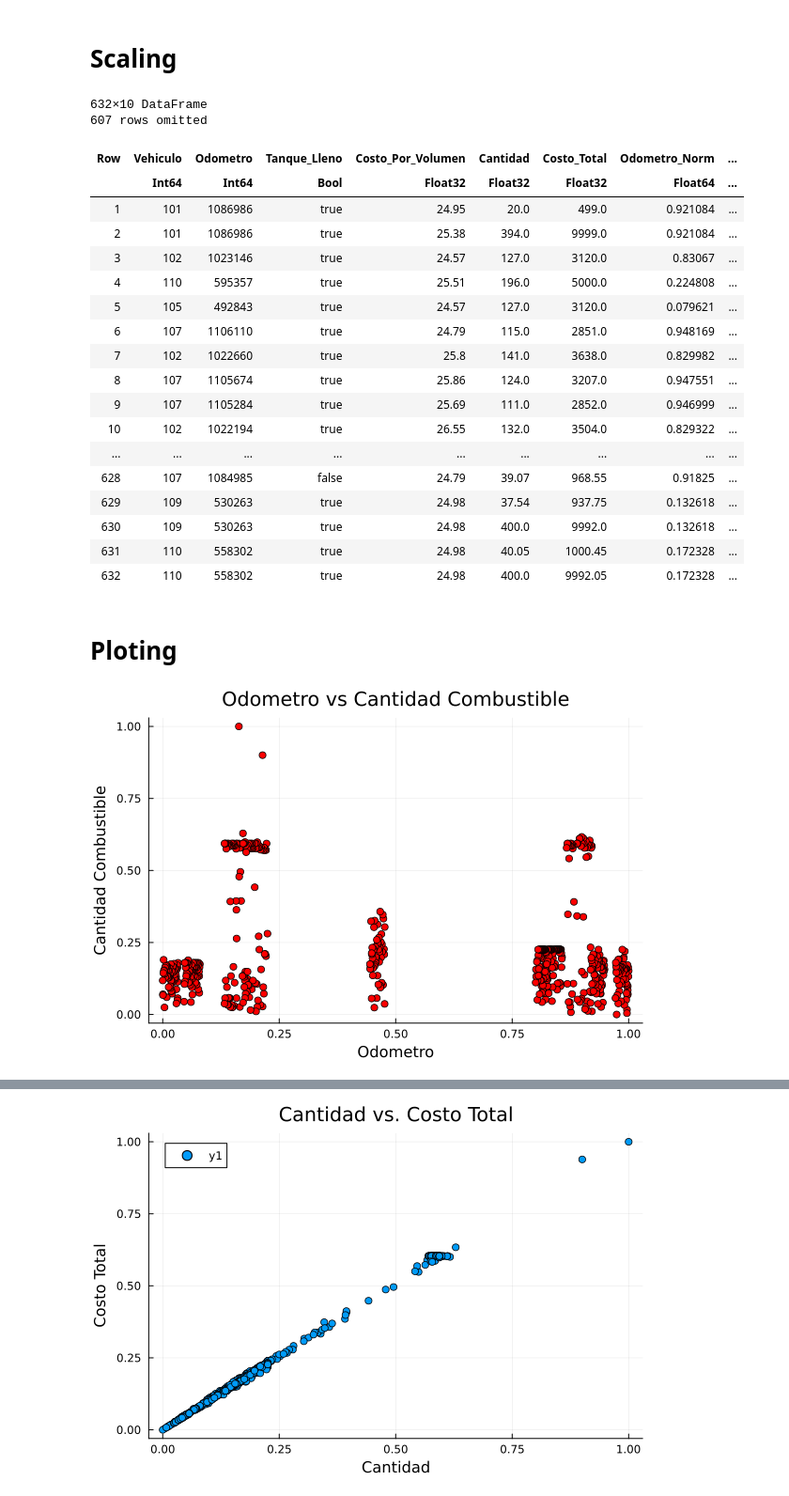
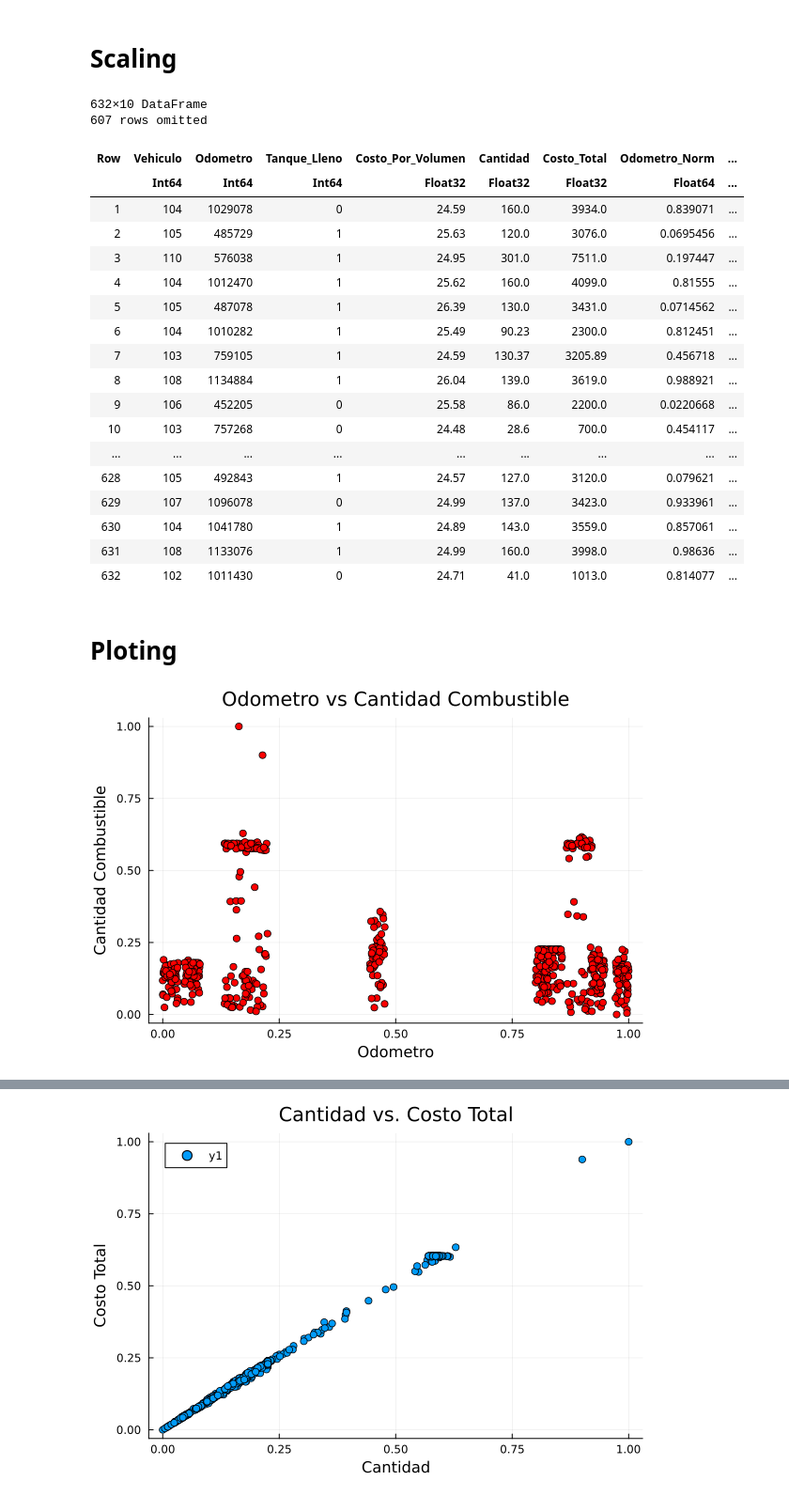
Before and after one commit to 00sen/JuliaLinearRegressionProject, a Jupyter notebook: dam.ipynb, the cells around one changed output, grey strips where cells are left out. Shown at 94% size. Cells and saved outputs as stored; diff of their text form; code cells hidden in the pictures.

```diff
--- a/dam.ipynb
+++ b/dam.ipynb
@@ -123,6 +144,7 @@ propertynames(df)
 # %%
 # Convert S and N to 1 and 0 respectively
-df.Tanque_Lleno = df.Tanque_Lleno .== "S"
+# df.Tanque_Lleno = df.Tanque_Lleno .== "S"
+transform!(df, :Tanque_Lleno => ByRow(x -> x == "S" ? 1 : 0) => :Tanque_Lleno)
 
 #---------------------------------------------------------------
 
@@ -243,7 +265,14 @@ function standardize(column)
     return (column .- mean_val) ./ std_val
 end
 
-transform!(df, :Odometro => normalize => :Odometro_Norm,
+# Funciton to normalize VECTORS
+function normalize_vector(vector)
+    min_val = minimum(vector)
+    max_val = maximum(vector)
+    return (vector .- min_val) ./ (max_val .- min_val)
+end
+
+transform!(shuffled_df, :Odometro => normalize => :Odometro_Norm,
     :Costo_Por_Volumen => normalize => :Costo_Por_Volumen_Norm,
     :Cantidad => normalize => :Cantidad_Norm,
     :Costo_Total => normalize => :Costo_Total_Norm)
@@ -251,27 +280,27 @@ transform!(df, :Odometro => normalize => :Odometro_Norm,
 632×10 DataFrame
 607 rows omitted
 | Row | Vehiculo | Odometro | Tanque_Lleno | Costo_Por_Volumen | Cantidad | Costo_Total | Odometro_Norm | ... |
-|  | Int64 | Int64 | Bool | Float32 | Float32 | Float32 | Float64 | ... |
-| 1 | 101 | 1086986 | true | 24.95 | 20.0 | 499.0 | 0.921084 | ... |
-| 2 | 101 | 1086986 | true | 25.38 | 394.0 | 9999.0 | 0.921084 | ... |
-| 3 | 102 | 1023146 | true | 24.57 | 127.0 | 3120.0 | 0.83067 | ... |
-| 4 | 110 | 595357 | true | 25.51 | 196.0 | 5000.0 | 0.224808 | ... |
-| 5 | 105 | 492843 | true | 24.57 | 127.0 | 3120.0 | 0.079621 | ... |
-| 6 | 107 | 1106110 | true | 24.79 | 115.0 | 2851.0 | 0.948169 | ... |
-| 7 | 102 | 1022660 | true | 25.8 | 141.0 | 3638.0 | 0.829982 | ... |
-| 8 | 107 | 1105674 | true | 25.86 | 124.0 | 3207.0 | 0.947551 | ... |
-| 9 | 107 | 1105284 | true | 25.69 | 111.0 | 2852.0 | 0.946999 | ... |
-| 10 | 102 | 1022194 | true | 26.55 | 132.0 | 3504.0 | 0.829322 | ... |
+|  | Int64 | Int64 | Int64 | Float32 | Float32 | Float32 | Float64 | ... |
+| 1 | 104 | 1029078 | 0 | 24.59 | 160.0 | 3934.0 | 0.839071 | ... |
+| 2 | 105 | 485729 | 1 | 25.63 | 120.0 | 3076.0 | 0.0695456 | ... |
+| 3 | 110 | 576038 | 1 | 24.95 | 301.0 | 7511.0 | 0.197447 | ... |
+| 4 | 104 | 1012470 | 1 | 25.62 | 160.0 | 4099.0 | 0.81555 | ... |
+| 5 | 105 | 487078 | 1 | 26.39 | 130.0 | 3431.0 | 0.0714562 | ... |
+| 6 | 104 | 1010282 | 1 | 25.49 | 90.23 | 2300.0 | 0.812451 | ... |
+| 7 | 103 | 759105 | 1 | 24.59 | 130.37 | 3205.89 | 0.456718 | ... |
+| 8 | 108 | 1134884 | 1 | 26.04 | 139.0 | 3619.0 | 0.988921 | ... |
+| 9 | 106 | 452205 | 0 | 25.58 | 86.0 | 2200.0 | 0.0220668 | ... |
+| 10 | 103 | 757268 | 0 | 24.48 | 28.6 | 700.0 | 0.454117 | ... |
 | ... | ... | ... | ... | ... | ... | ... | ... | ... |
-| 628 | 107 | 1084985 | false | 24.79 | 39.07 | 968.55 | 0.91825 | ... |
-| 629 | 109 | 530263 | true | 24.98 | 37.54 | 937.75 | 0.132618 | ... |
-| 630 | 109 | 530263 | true | 24.98 | 400.0 | 9992.0 | 0.132618 | ... |
-| 631 | 110 | 558302 | true | 24.98 | 40.05 | 1000.45 | 0.172328 | ... |
-| 632 | 110 | 558302 | true | 24.98 | 400.0 | 9992.05 | 0.172328 | ... |
+| 628 | 105 | 492843 | 1 | 24.57 | 127.0 | 3120.0 | 0.079621 | ... |
+| 629 | 107 | 1096078 | 0 | 24.99 | 137.0 | 3423.0 | 0.933961 | ... |
+| 630 | 104 | 1041780 | 1 | 24.89 | 143.0 | 3559.0 | 0.857061 | ... |
+| 631 | 108 | 1133076 | 1 | 24.99 | 160.0 | 3998.0 | 0.98636 | ... |
+| 632 | 102 | 1011430 | 0 | 24.71 | 41.0 | 1013.0 | 0.814077 | ... |
 # %% [markdown]
 # Ploting
 # %%
-scatter(df.Odometro_Norm, df.Cantidad_Norm, title="Odometro vs Cantidad Combustible", xlabel="Odometro", ylabel="Cantidad Combustible", legend=false, color="red")
+scatter(shuffled_df.Odometro_Norm, shuffled_df.Cantidad_Norm, title="Odometro vs Cantidad Combustible", xlabel="Odometro", ylabel="Cantidad Combustible", legend=false, color="red")
 # %% [output]
-[figure, old version]
+[figure, new version]
 # %%
```
Also changed, not shown: parts of 25 cells of this notebook.
